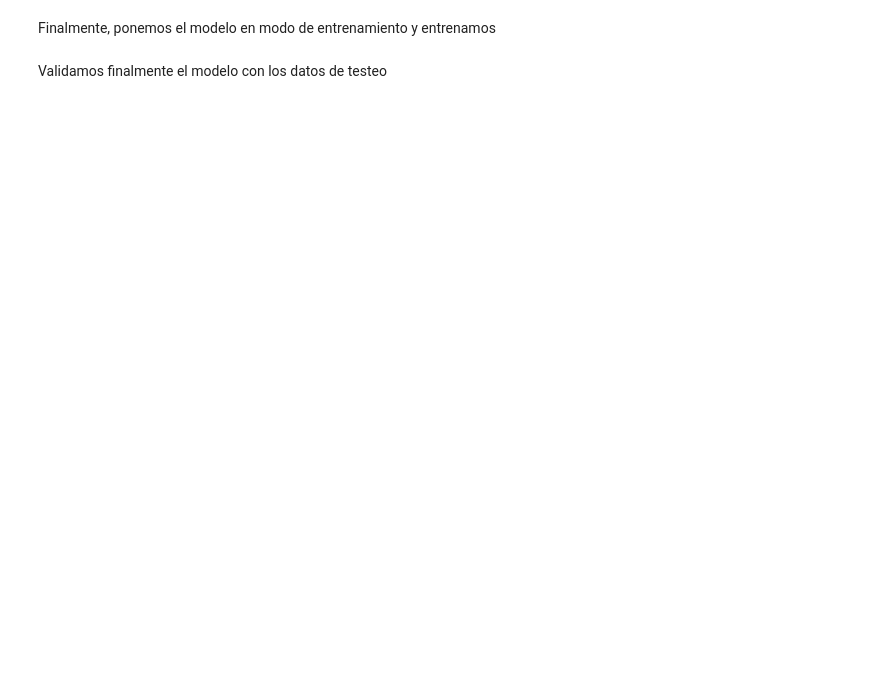
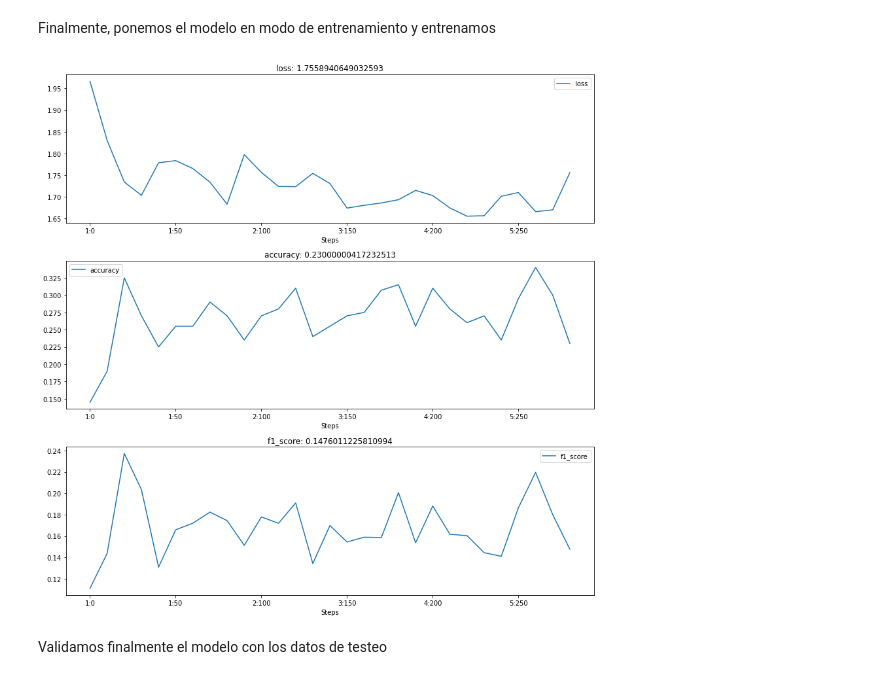
Before and after one commit to mvgarcia/Reto-WJ, a Jupyter notebook: modelo_resnet.ipynb, the cells around one changed output. Drawn from its saved outputs; the diff is of its cells as text; code cells hidden in the pictures; blank space fills up the shorter version.

Commit message:
Modelo final

```diff
--- a/modelo_resnet.ipynb
+++ b/modelo_resnet.ipynb
@@ -43,9 +59,5 @@ Ya que vamos a utilizar ResNet, al momento de cargar los datos en el modelo debe
 # %%
 data_transform = transforms.Compose([
                  transforms.Resize((224, 224)),
+                 transforms.ToTensor()
                  ])
-
-data_transform_grayscale = transforms.Compose([
-                 transforms.Grayscale(3),
-                 transforms.Resize((224, 224)),
-                 ])
@@ -96,0 +66,8 @@ train_dl = torch.utils.data.DataLoader(train_ds, batch_size=batch_size, shuffle=
+# %%
+batch_size = 200
+
+train_data = torchvision.datasets.ImageFolder('/content/drive/MyDrive/Reto/data/train/', transform=data_transform)
+train_data_loader = data.DataLoader(train_data, batch_size=batch_size, shuffle=True)
+
+test_data = torchvision.datasets.ImageFolder('/content/drive/MyDrive/Reto/data/test/', transform=data_transform)
+test_data_loader = data.DataLoader(test_data, batch_size=len(test_files), shuffle=True)
@@ -134,55 +128,52 @@ hl.build_graph(model, torch.zeros([64,3,264,264]))
 # %% [markdown]
 Finalmente, ponemos el modelo en modo de entrenamiento y entrenamos
 # %%
-model = model.cuda()
-
-model.train()
-
 #--- Definimos nuestro criterio de evaluación y el optimizador
 optimizer = torch.optim.SGD(model.parameters(), lr=0.001, weight_decay=0.1)
 criterion = torch.nn.CrossEntropyLoss()
 
 
 #--- Entrenamos el modelo usando únicamente 5 épocas
-n_epochs = 5
+n_epochs = 10
+model.train()
 
 history = hl.History()
 canvas = hl.Canvas()
 
 iter = 0
 
 for epoch in range(n_epochs):
-  for batch_idx, (X_train_batch, Y_train_batch) in enumerate(train_dl):
-    # Pasamos os datos a 'cuda'
-
-    X_train_batch = X_train_batch.cuda()
-    Y_train_batch = Y_train_batch.cuda()
-
+  for batch_idx, (X_train_batch, Y_train_batch) in enumerate(train_data_loader):
     # Realiza una predicción
     Y_pred = model(X_train_batch)
 
     # Calcula el loss
     loss = criterion(Y_pred, Y_train_batch)
-
     Y_pred = torch.argmax(Y_pred, 1)
 
     # Calcula el accuracy
     acc = sum(Y_train_batch == Y_pred)/len(Y_pred)
+
+    # Calcula el f1_score
+    f1 = f1_score(Y_train_batch, Y_pred, average='macro')
 
     # Backpropagation
     optimizer.zero_grad()
     loss.backward()
     optimizer.step()
 
     if iter%10 == 0:
         #-- Visualizamos la evolución de los score loss y accuracy
-        history.log((epoch+1, iter), loss=loss, accuracy=acc)
+        history.log((epoch+1, iter), loss=loss, accuracy=acc, f1_score=f1)
         with canvas:
           canvas.draw_plot(history["loss"])
           canvas.draw_plot(history["accuracy"])
+          canvas.draw_plot(history["f1_score"])
 
     iter += 1
     del X_train_batch, Y_train_batch, Y_pred
+# %% [output]
+[figure, added]
 # %% [markdown]
 Validamos finalmente el modelo con los datos de testeo
 # %%
```
Also changed, not shown: parts of 35 cells of this notebook.
